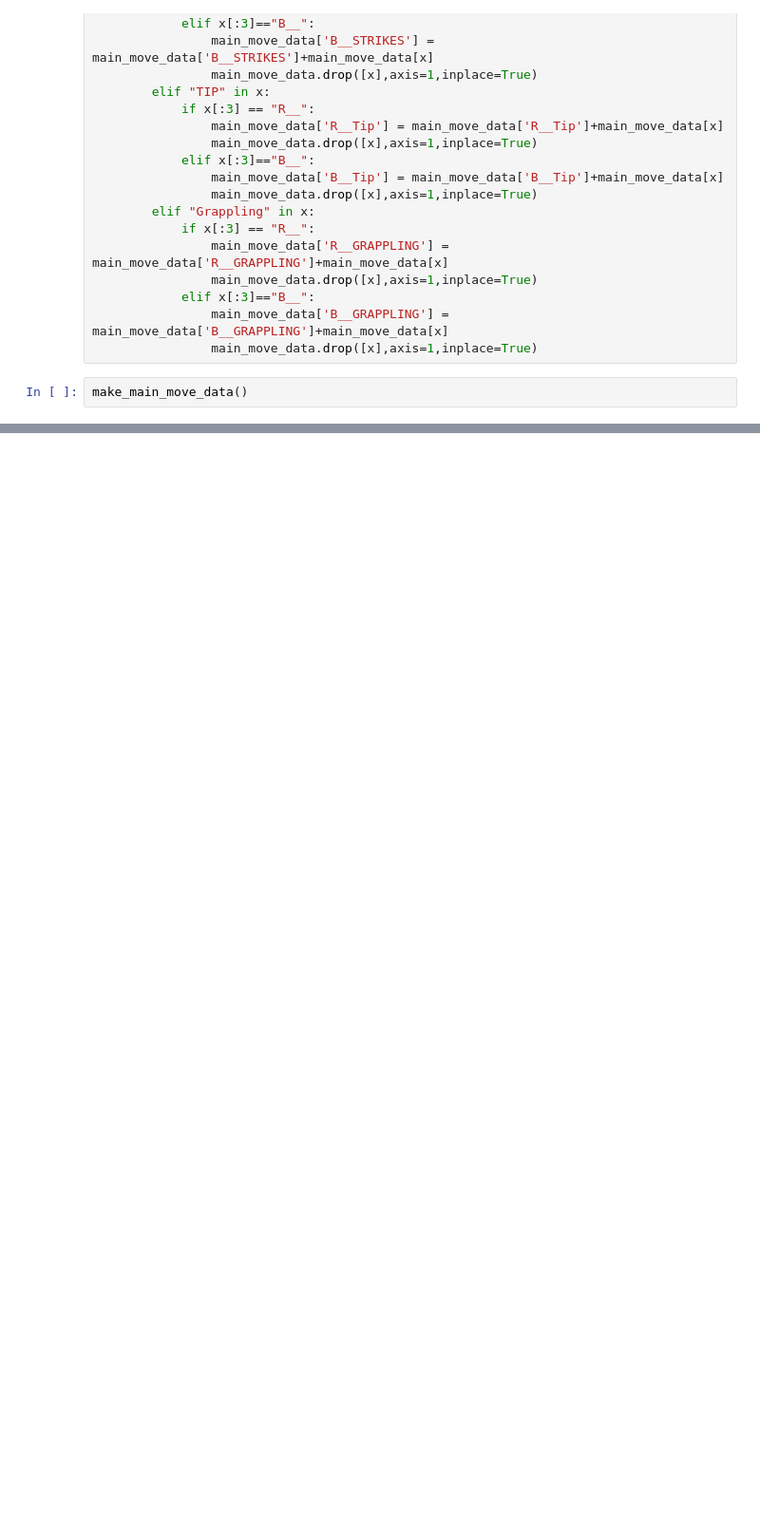
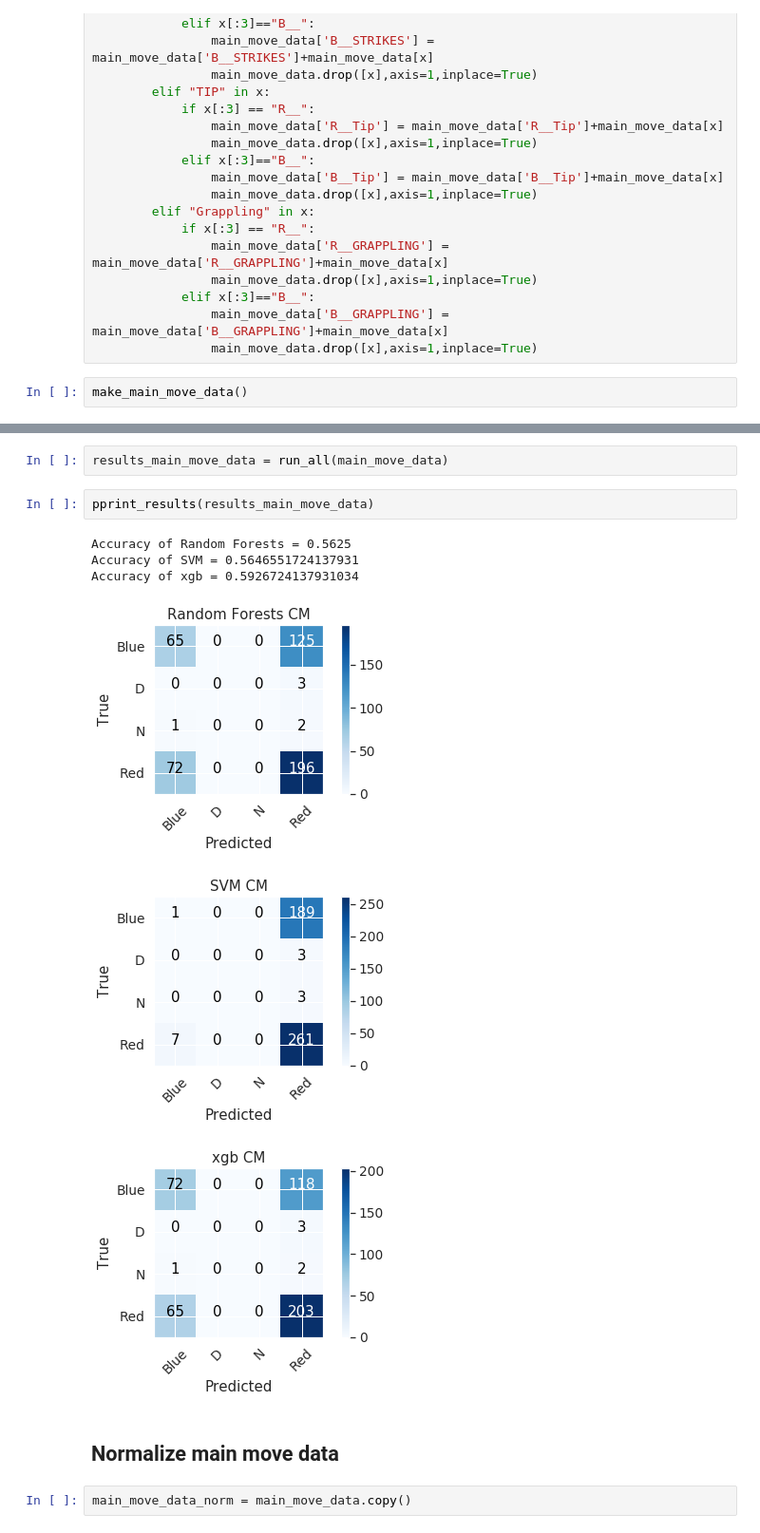
Before and after one commit to Hitkul/UFC_Fight_Prediction, a Jupyter notebook: UFC.ipynb, the cells around one changed output, grey strips where cells are left out. Shown at 95% size. Drawn from its saved outputs; the diff is of its cells as text; blank space fills up the shorter version.

```diff
--- a/UFC.ipynb
+++ b/UFC.ipynb
@@ -523,0 +526,15 @@ main_move_data.tail()
+# %%
+results_main_move_data = run_all(main_move_data)
+# %%
+pprint_results(results_main_move_data)
+# %% [output]
+Accuracy of Random Forests = 0.5625
+Accuracy of SVM = 0.5646551724137931
+Accuracy of xgb = 0.5926724137931034
+[figure, added]
+[figure, added]
+[figure, added]
+# %% [markdown]
+## Normalize main move data
+# %%
+main_move_data_norm = main_move_data.copy()
```
Also changed, not shown: parts of 8 cells of this notebook.
